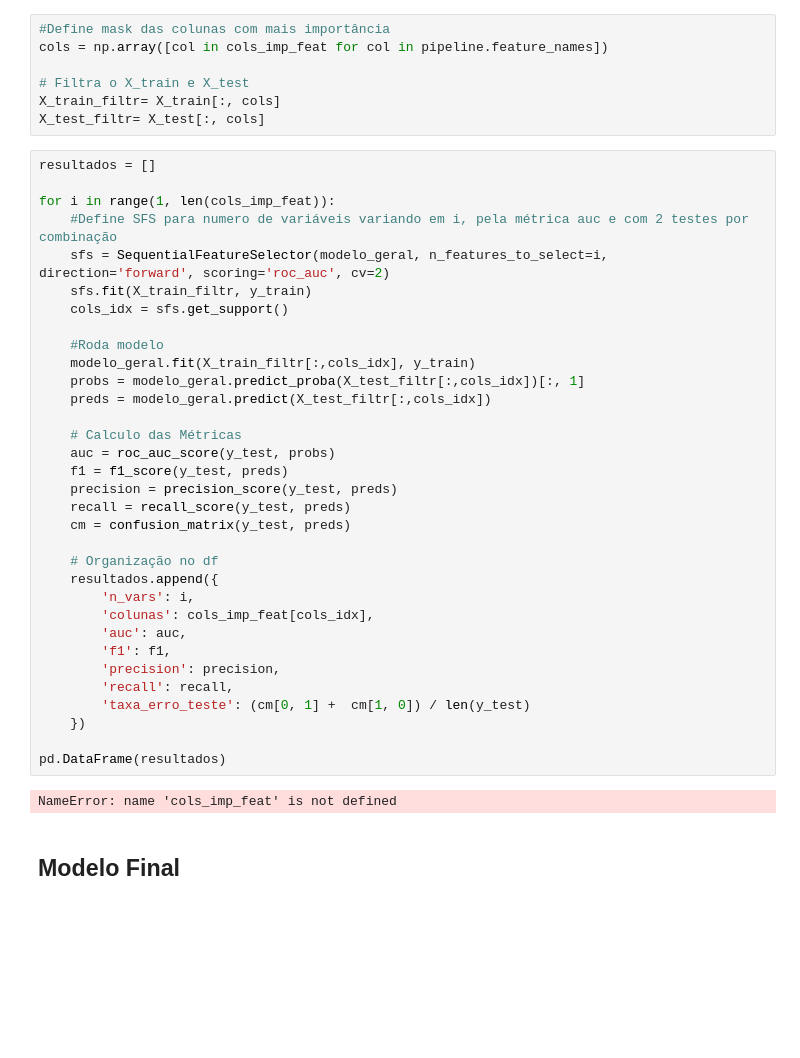
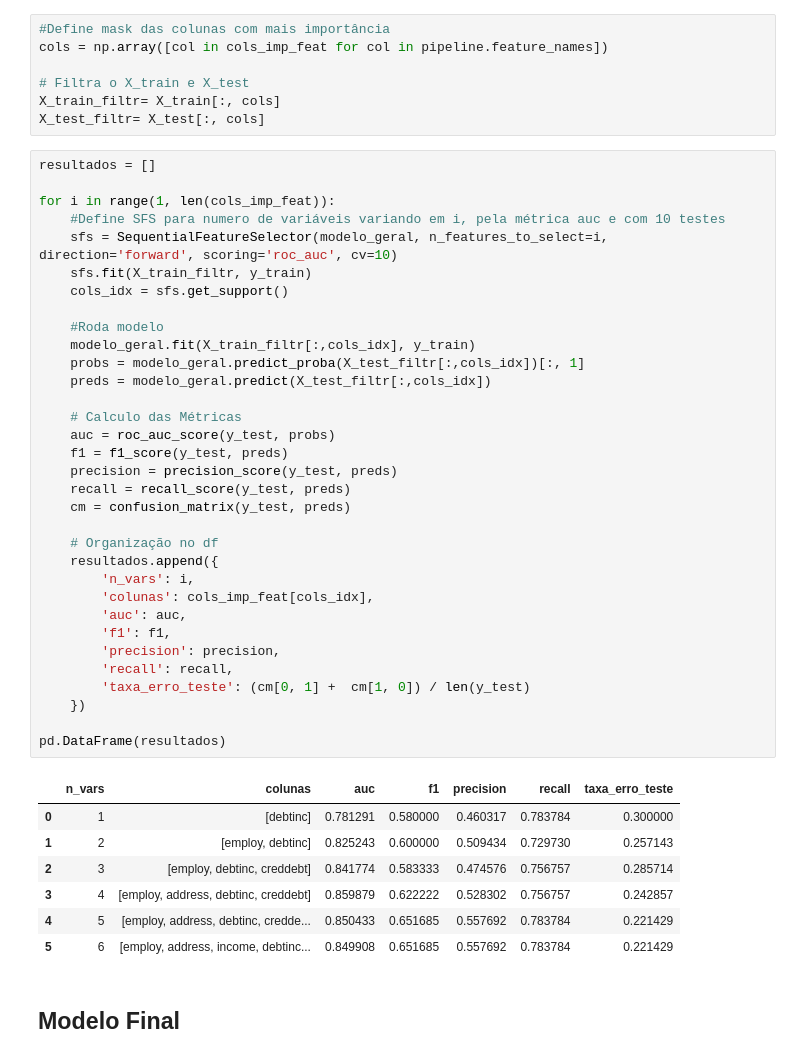
Before and after one commit to Doctor-Math/TP1-Engenharia-de-Software, a Jupyter notebook: notebooks/models/modelo_inadimplencia.ipynb, the cells around one changed output. Drawn from its saved outputs; the diff is of its cells as text; blank space fills up the shorter version.

```diff
--- a/notebooks/models/modelo_inadimplencia.ipynb
+++ b/notebooks/models/modelo_inadimplencia.ipynb
@@ -194,37 +194,43 @@ X_test_filtr= X_test[:, cols]
 resultados = []
 
 for i in range(1, len(cols_imp_feat)):
-    #Define SFS para numero de variáveis variando em i, pela métrica auc e com 2 testes por combinação
-    sfs = SequentialFeatureSelector(modelo_geral, n_features_to_select=i, direction='forward', scoring='roc_auc', cv=2)
+    #Define SFS para numero de variáveis variando em i, pela métrica auc e com 10 testes
+    sfs = SequentialFeatureSelector(modelo_geral, n_features_to_select=i, direction='forward', scoring='roc_auc', cv=10)
     sfs.fit(X_train_filtr, y_train)
     cols_idx = sfs.get_support()
 
     #Roda modelo
     modelo_geral.fit(X_train_filtr[:,cols_idx], y_train)
     probs = modelo_geral.predict_proba(X_test_filtr[:,cols_idx])[:, 1]
     preds = modelo_geral.predict(X_test_filtr[:,cols_idx])
 
     # Calculo das Métricas
     auc = roc_auc_score(y_test, probs)
     f1 = f1_score(y_test, preds)
     precision = precision_score(y_test, preds)
     recall = recall_score(y_test, preds)
     cm = confusion_matrix(y_test, preds)
 
     # Organização no df
     resultados.append({
         'n_vars': i,
         'colunas': cols_imp_feat[cols_idx],
         'auc': auc,
         'f1': f1,
         'precision': precision,
         'recall': recall,
         'taxa_erro_teste': (cm[0, 1] +  cm[1, 0]) / len(y_test)
     })
 
 pd.DataFrame(resultados)
 # %% [output]
-NameError: name 'cols_imp_feat' is not defined
+|  | n_vars | colunas | auc | f1 | precision | recall | taxa_erro_teste |
+| 0 | 1 | [debtinc] | 0.781291 | 0.580000 | 0.460317 | 0.783784 | 0.300000 |
+| 1 | 2 | [employ, debtinc] | 0.825243 | 0.600000 | 0.509434 | 0.729730 | 0.257143 |
+| 2 | 3 | [employ, debtinc, creddebt] | 0.841774 | 0.583333 | 0.474576 | 0.756757 | 0.285714 |
+| 3 | 4 | [employ, address, debtinc, creddebt] | 0.859879 | 0.622222 | 0.528302 | 0.756757 | 0.242857 |
+| 4 | 5 | [employ, address, debtinc, credde... | 0.850433 | 0.651685 | 0.557692 | 0.783784 | 0.221429 |
+| 5 | 6 | [employ, address, income, debtinc... | 0.849908 | 0.651685 | 0.557692 | 0.783784 | 0.221429 |
 # %% [markdown]
 <h2>Modelo Final</h2>
 # %% [markdown]
```
Also changed, not shown: parts of 2 cells of this notebook.
